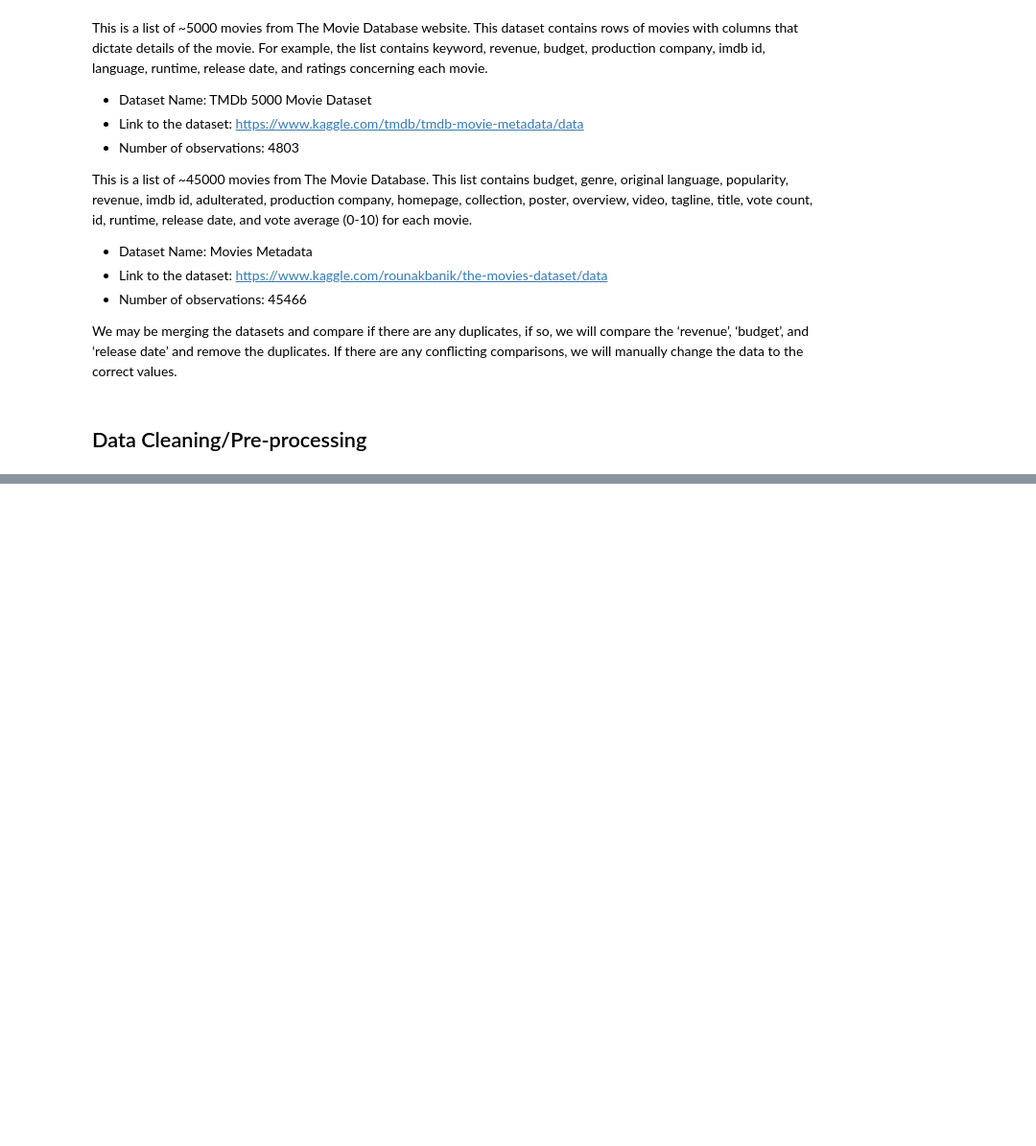
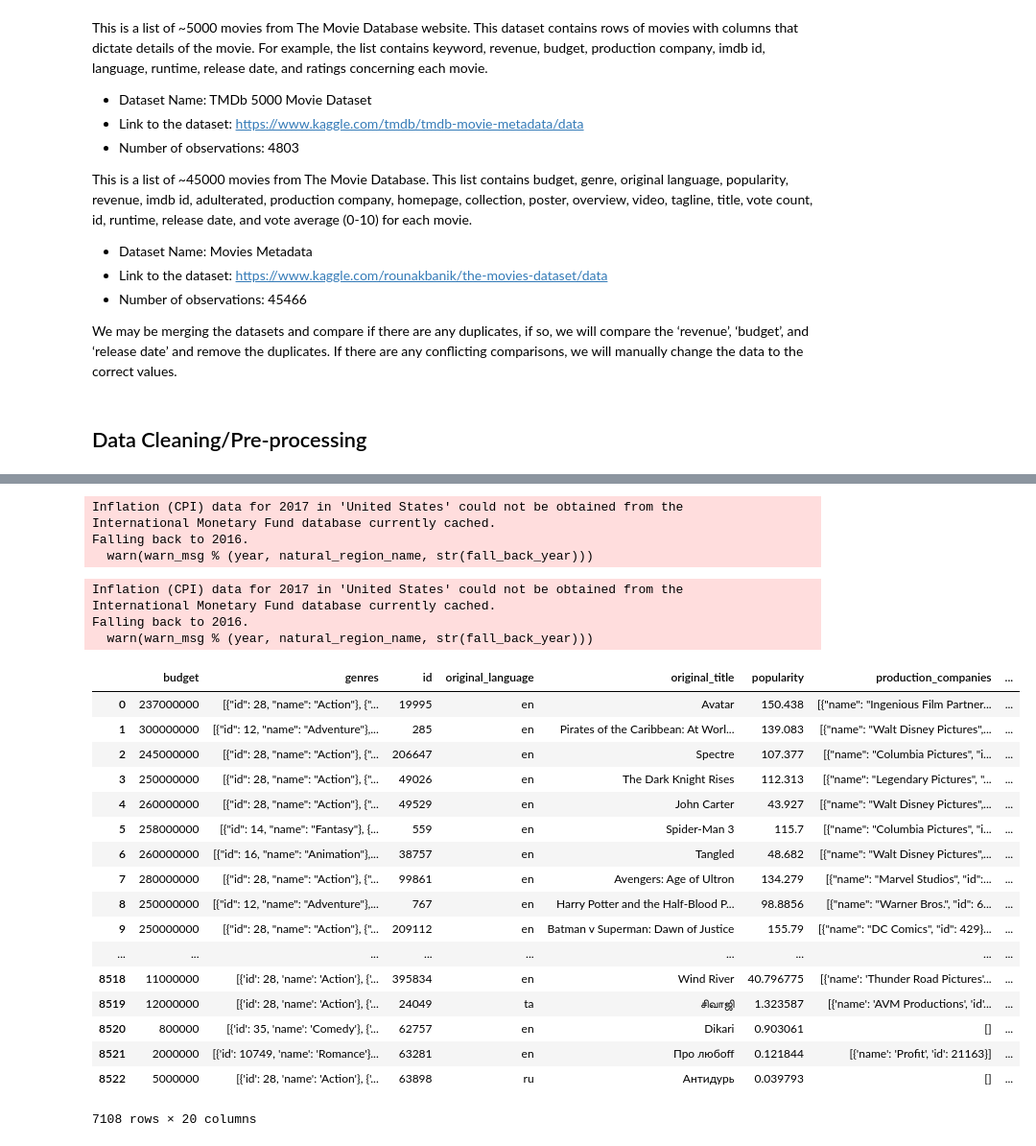
Before and after one commit to k-chau/What-Makes-a-Movie-Profit-, a Jupyter notebook: project/FinalProject.ipynb, the cells around one changed output, grey strips where cells are left out. Shown: that part at 96% size. Drawn from its saved outputs; the diff is of its cells as text; code cells hidden in the pictures; blank space fills up the shorter version.

```diff
--- a/project/FinalProject.ipynb
+++ b/project/FinalProject.ipynb
@@ -85,0 +111,50 @@ df.drop_duplicates('id', inplace=True)
+# %%
+#remove the movies that may be too old
+df = df[df.year >= 1990]
+#df['gender'].value_counts()
+# %%
+#adjust inflation rate
+ep = EasyPeasy()
+# %%
+# adjust the inflation of budget, make a new column called adjusted_budget
+adjusted_budget = []
+for index, row in df.iterrows():
+    adjusted_budget.append(ep.normalize(amount=row['budget'], region="US", from_year=row['year'], to_year='latest',base_currency="USD", pretty_print=False))
+df['adjusted_budget'] = adjusted_budget
+# %% [output]
+Inflation (CPI) data for 2017 in 'United States' could not be obtained from the
+International Monetary Fund database currently cached.
+Falling back to 2016.
+  warn(warn_msg % (year, natural_region_name, str(fall_back_year)))
+# %%
+# adjust the inflation of revenue, make a new column called adjusted_revenue
+adjusted_revenue = []
+for index, row in df.iterrows():
+    adjusted_revenue.append(ep.normalize(amount=row['revenue'], region="US", from_year=row['year'], to_year='latest',base_currency="USD", pretty_print=False))
+df['adjusted_revenue'] = adjusted_budget
+# %% [output]
+Inflation (CPI) data for 2017 in 'United States' could not be obtained from the
+International Monetary Fund database currently cached.
+Falling back to 2016.
+  warn(warn_msg % (year, natural_region_name, str(fall_back_year)))
+# %%
+df
+# %% [output]
+|  | budget | genres | id | original_language | original_title | popularity | production_companies | ... |
+| 0 | 237000000 | [{"id": 28, "name": "Action"}, {"... | 19995 | en | Avatar | 150.438 | [{"name": "Ingenious Film Partner... | ... |
+| 1 | 300000000 | [{"id": 12, "name": "Adventure"},... | 285 | en | Pirates of the Caribbean: At Worl... | 139.083 | [{"name": "Walt Disney Pictures",... | ... |
+| 2 | 245000000 | [{"id": 28, "name": "Action"}, {"... | 206647 | en | Spectre | 107.377 | [{"name": "Columbia Pictures", "i... | ... |
+| 3 | 250000000 | [{"id": 28, "name": "Action"}, {"... | 49026 | en | The Dark Knight Rises | 112.313 | [{"name": "Legendary Pictures", "... | ... |
+| 4 | 260000000 | [{"id": 28, "name": "Action"}, {"... | 49529 | en | John Carter | 43.927 | [{"name": "Walt Disney Pictures",... | ... |
+| 5 | 258000000 | [{"id": 14, "name": "Fantasy"}, {... | 559 | en | Spider-Man 3 | 115.7 | [{"name": "Columbia Pictures", "i... | ... |
+| 6 | 260000000 | [{"id": 16, "name": "Animation"},... | 38757 | en | Tangled | 48.682 | [{"name": "Walt Disney Pictures",... | ... |
+| 7 | 280000000 | [{"id": 28, "name": "Action"}, {"... | 99861 | en | Avengers: Age of Ultron | 134.279 | [{"name": "Marvel Studios", "id":... | ... |
+| 8 | 250000000 | [{"id": 12, "name": "Adventure"},... | 767 | en | Harry Potter and the Half-Blood P... | 98.8856 | [{"name": "Warner Bros.", "id": 6... | ... |
+| 9 | 250000000 | [{"id": 28, "name": "Action"}, {"... | 209112 | en | Batman v Superman: Dawn of Justice | 155.79 | [{"name": "DC Comics", "id": 429}... | ... |
+| ... | ... | ... | ... | ... | ... | ... | ... | ... |
+| 8518 | 11000000 | [{'id': 28, 'name': 'Action'}, {'... | 395834 | en | Wind River | 40.796775 | [{'name': 'Thunder Road Pictures'... | ... |
+| 8519 | 12000000 | [{'id': 28, 'name': 'Action'}, {'... | 24049 | ta | சிவாஜி | 1.323587 | [{'name': 'AVM Productions', 'id'... | ... |
+| 8520 | 800000 | [{'id': 35, 'name': 'Comedy'}, {'... | 62757 | en | Dikari | 0.903061 | [] | ... |
+| 8521 | 2000000 | [{'id': 10749, 'name': 'Romance'}... | 63281 | en | Про любоff | 0.121844 | [{'name': 'Profit', 'id': 21163}] | ... |
+| 8522 | 5000000 | [{'id': 28, 'name': 'Action'}, {'... | 63898 | ru | Антидурь | 0.039793 | [] | ... |
+7108 rows × 20 columns
```
Also changed, not shown: parts of 4 cells of this notebook.
